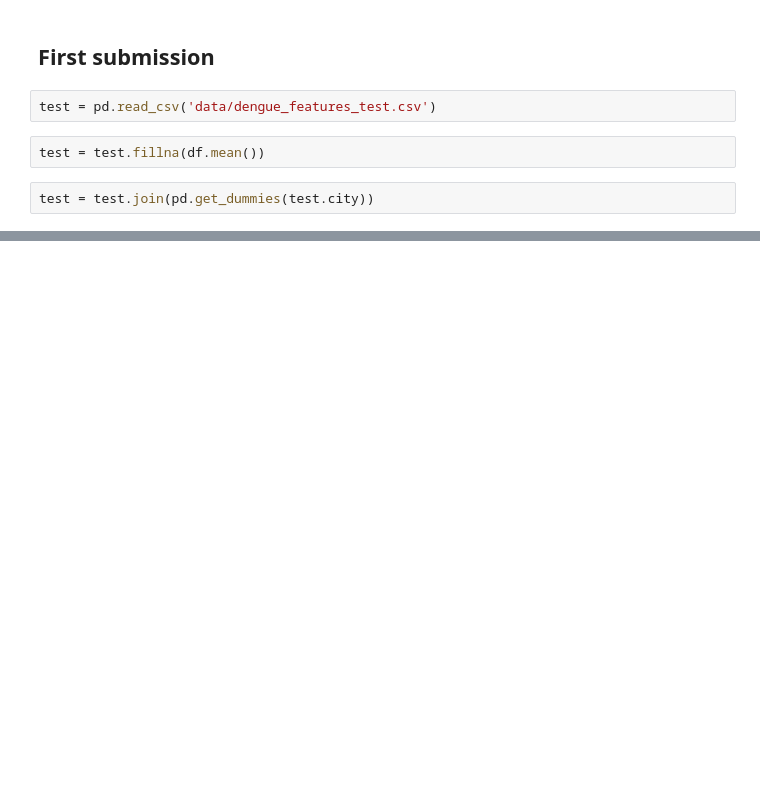
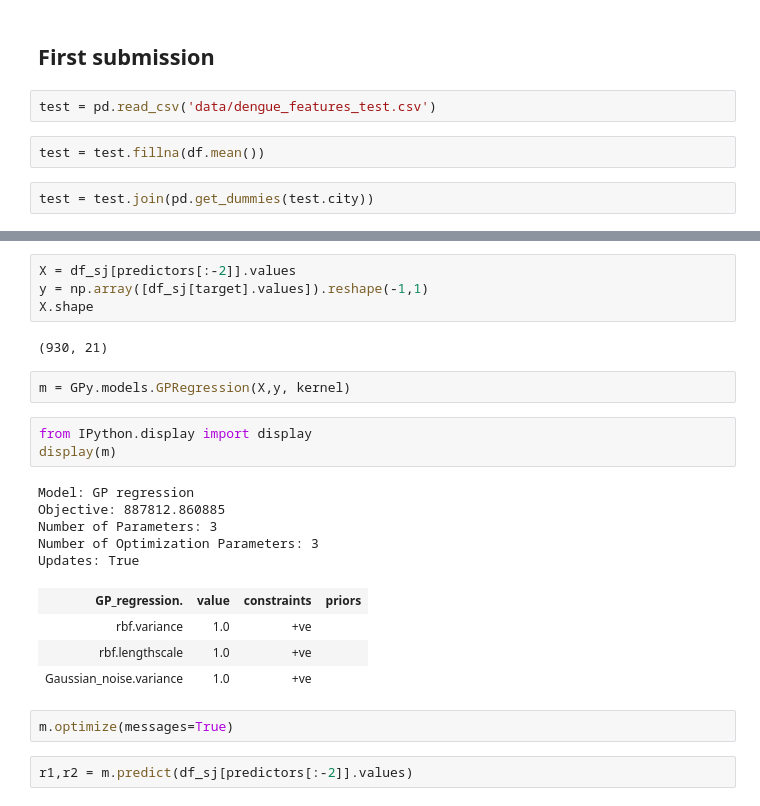
Before and after one commit to du-phan/DengAI, a Jupyter notebook: DengAi.ipynb, the cells around one changed output, grey strips where cells are left out. Cells and saved outputs as stored; diff of their text form; blank space fills up the shorter version.

```diff
--- a/DengAi.ipynb
+++ b/DengAi.ipynb
@@ -426,0 +525,25 @@ result.to_csv('submission.csv', index=False)
+# %%
+X = df_sj[predictors[:-2]].values
+y = np.array([df_sj[target].values]).reshape(-1,1)
+X.shape
+# %% [output]
+(930, 21)
+# %%
+m = GPy.models.GPRegression(X,y, kernel)
+# %%
+from IPython.display import display
+display(m)
+# %% [output]
+Model: GP regression
+Objective: 887812.860885
+Number of Parameters: 3
+Number of Optimization Parameters: 3
+Updates: True
+| GP_regression. | value | constraints | priors |
+| rbf.variance | 1.0 | +ve |  |
+| rbf.lengthscale | 1.0 | +ve |  |
+| Gaussian_noise.variance | 1.0 | +ve |  |
+# %%
+m.optimize(messages=True)
+# %%
+r1,r2 = m.predict(df_sj[predictors[:-2]].values)
```
Also changed, not shown: parts of 28 cells of this notebook.
